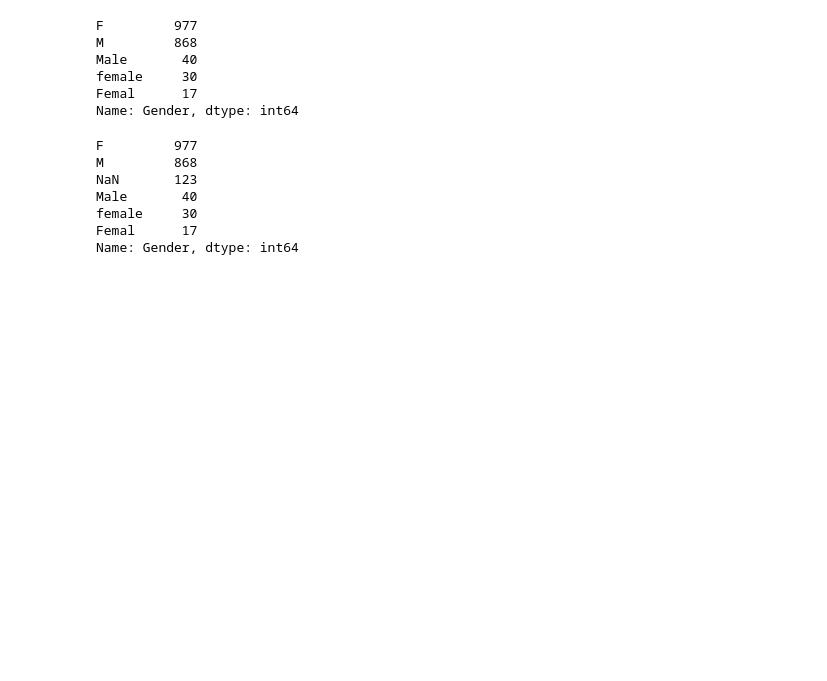
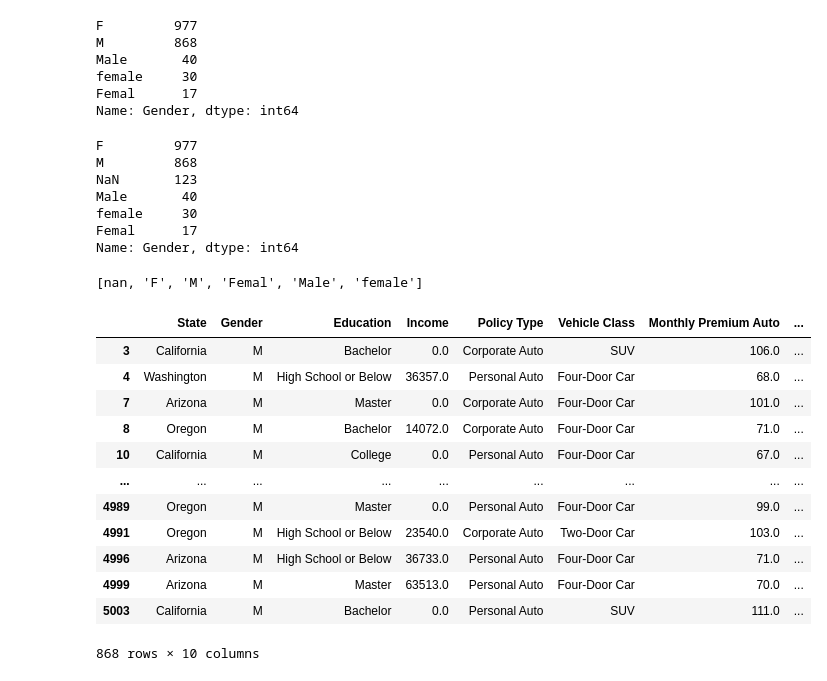
Before and after one commit to JuliaIron/IronJulia, a Jupyter notebook: Labs/9 Panda Case Study/Lab_Customer_Analysis_Case_Study.ipynb, the cells around one changed output. Cells and saved outputs as stored; diff of their text form; code cells hidden in the pictures; blank space fills up the shorter version.

```diff
--- a/Labs/9 Panda Case Study/Lab_Customer_Analysis_Case_Study.ipynb
+++ b/Labs/9 Panda Case Study/Lab_Customer_Analysis_Case_Study.ipynb
@@ -187,0 +192,5 @@ dtype: object
+# %%
+x=df["Customer Lifetime Value"].value_counts()
+x.value_counts()
+
+# df.Customer Lifetime Value.value_counts() also possible
@@ -187,0 +244,6 @@ dtype: object
+# %%
+# this is step two of the above pd.to_numeric (which doesn´t work)
+
+df["Customer Lifetime Value"]=pd.to_numeric(df["Customer Lifetime Value"], errors="coerce")
+
+print (df["Customer Lifetime Value"])
@@ -187,0 +263,21 @@ dtype: object
+# %%
+# turn "Customer lifetime Value" Column into a float by taking the the last lette % out
+
+#x = value in the columns
+
+def funct1(x):
+# here we make sure it is a string
+    x = str(x)
+
+    if x != "nan":
+# here we are selecting all the values of the string except for the last one -> which is the one we want to get rid of %
+        y = x[: -1]
+        return float(y)
+    else:
+        return 0
+
+# here we applying the above defined function on any value in the customer_lifetime_value column.
+# First we are copying the df to the df2
+
+df2 = df.copy()
+df2["Customer Lifetime Value"] = df2["Customer Lifetime Value"].apply(funct1)
@@ -216,4 +333,4 @@ pd.to_numeric(df["Number of Open Complaints"], errors="coerce")
 5003   NaN
 Name: Number of Open Complaints, Length: 2055, dtype: float64
 # %%
-df["Number of Open Complaints"]=pd.to_numeric(df["Number of Open Complaints"], errors="coerce")
+df2["Number of Open Complaints"]=pd.to_numeric(df2["Number of Open Complaints"], errors="coerce")
@@ -276,3 +423,25 @@ Male       40
 female     30
 Femal      17
 Name: Gender, dtype: int64
+# %%
+# know what are unique values of a column using .unique(), and then the method .tolist() to cast the resulting Series into a list.'
+
+df2["Gender"].unique().tolist()
+# %% [output]
+[nan, 'F', 'M', 'Femal', 'Male', 'female']
+# %%
+df[df2["Gender"] == "M"]
+# %% [output]
+|  | State | Gender | Education | Income | Policy Type | Vehicle Class | Monthly Premium Auto | ... |
+| 3 | California | M | Bachelor | 0.0 | Corporate Auto | SUV | 106.0 | ... |
+| 4 | Washington | M | High School or Below | 36357.0 | Personal Auto | Four-Door Car | 68.0 | ... |
+| 7 | Arizona | M | Master | 0.0 | Corporate Auto | Four-Door Car | 101.0 | ... |
+| 8 | Oregon | M | Bachelor | 14072.0 | Corporate Auto | Four-Door Car | 71.0 | ... |
+| 10 | California | M | College | 0.0 | Personal Auto | Four-Door Car | 67.0 | ... |
+| ... | ... | ... | ... | ... | ... | ... | ... | ... |
+| 4989 | Oregon | M | Master | 0.0 | Personal Auto | Four-Door Car | 99.0 | ... |
+| 4991 | Oregon | M | High School or Below | 23540.0 | Corporate Auto | Two-Door Car | 103.0 | ... |
+| 4996 | Arizona | M | High School or Below | 36733.0 | Personal Auto | Four-Door Car | 71.0 | ... |
+| 4999 | Arizona | M | Master | 63513.0 | Personal Auto | Four-Door Car | 70.0 | ... |
+| 5003 | California | M | Bachelor | 0.0 | Personal Auto | SUV | 111.0 | ... |
+868 rows × 10 columns
```
Also changed, not shown: parts of 42 cells of this notebook.
